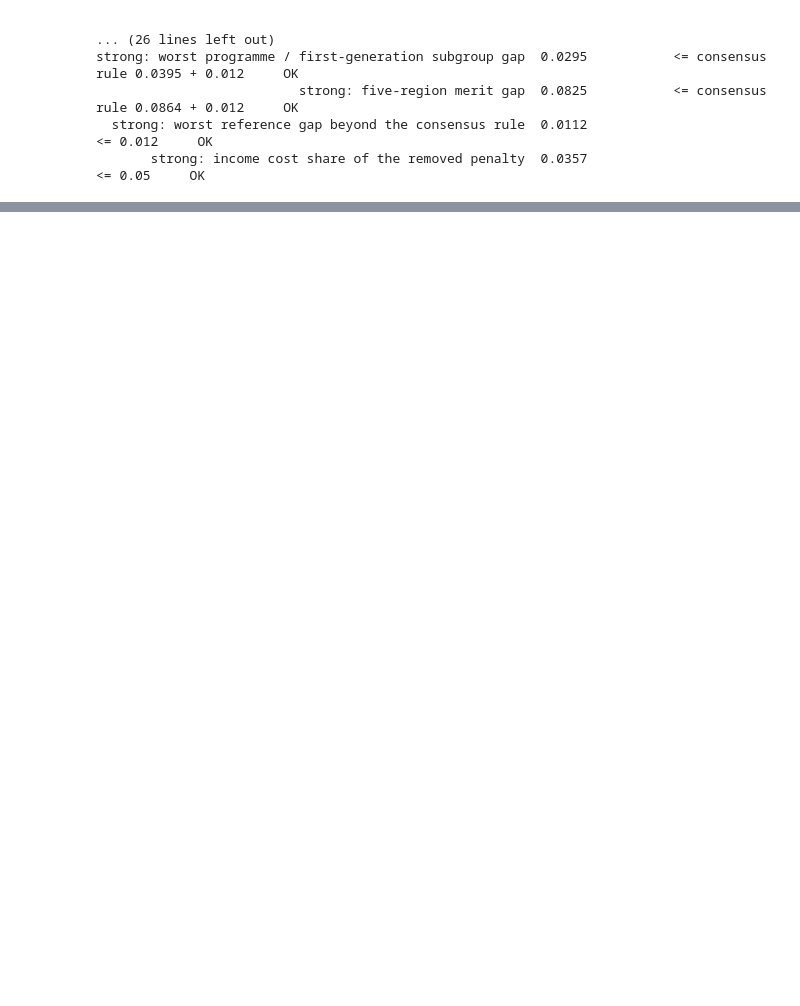
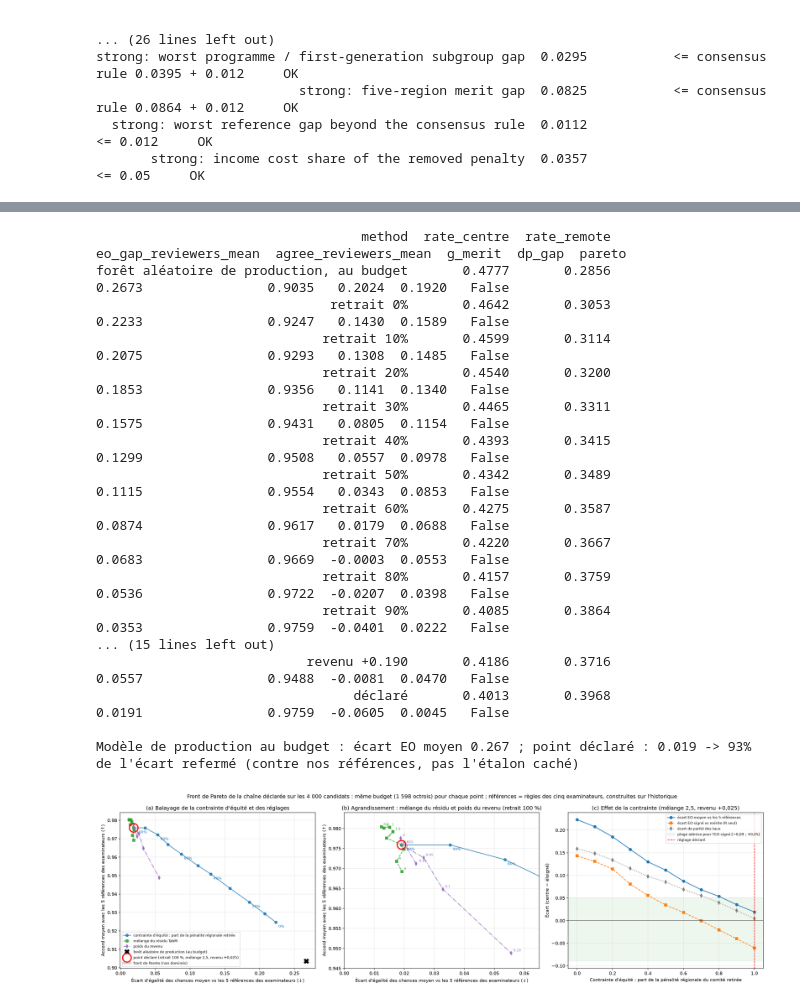
Before and after one commit to AdamOusmer/CodeML-2026-Ivado, a Jupyter notebook: audit_rapport.ipynb, the cells around one changed output, grey strips where cells are left out. Drawn from its saved outputs; the diff is of its cells as text; code cells hidden in the pictures; blank space fills up the shorter version.

```diff
--- a/audit_rapport.ipynb
+++ b/audit_rapport.ipynb
@@ -203,0 +274,29 @@ Axes principaux : **écart d'égalité des chances moyen** contre les cinq réf
+# %%
+sweep = pd.read_csv('resultats_pareto_declare.csv')
+cols = ['method', 'rate_centre', 'rate_remote', 'eo_gap_reviewers_mean', 'agree_reviewers_mean', 'g_merit', 'dp_gap', 'pareto']
+print(sweep[cols].round(4).to_string(index=False))
+anchor = sweep[sweep.method.str.startswith('forêt')].iloc[0]
+declared = sweep[sweep.method == 'déclaré'].iloc[0]
+closed = 1 - declared.eo_gap_reviewers_mean / anchor.eo_gap_reviewers_mean
+print(f"\nModèle de production au budget : écart EO moyen {anchor.eo_gap_reviewers_mean:.3f} ; point déclaré : {declared.eo_gap_reviewers_mean:.3f} "
+      f"-> {closed:.0%} de l'écart refermé (contre nos références, pas l'étalon caché)")
+display(Image('pareto_front.png'))
+# %% [output]
+                                  method  rate_centre  rate_remote  eo_gap_reviewers_mean  agree_reviewers_mean  g_merit  dp_gap  pareto
+forêt aléatoire de production, au budget       0.4777       0.2856                 0.2673                0.9035   0.2024  0.1920   False
+                              retrait 0%       0.4642       0.3053                 0.2233                0.9247   0.1430  0.1589   False
+                             retrait 10%       0.4599       0.3114                 0.2075                0.9293   0.1308  0.1485   False
+                             retrait 20%       0.4540       0.3200                 0.1853                0.9356   0.1141  0.1340   False
+                             retrait 30%       0.4465       0.3311                 0.1575                0.9431   0.0805  0.1154   False
+                             retrait 40%       0.4393       0.3415                 0.1299                0.9508   0.0557  0.0978   False
+                             retrait 50%       0.4342       0.3489                 0.1115                0.9554   0.0343  0.0853   False
+                             retrait 60%       0.4275       0.3587                 0.0874                0.9617   0.0179  0.0688   False
+                             retrait 70%       0.4220       0.3667                 0.0683                0.9669  -0.0003  0.0553   False
+                             retrait 80%       0.4157       0.3759                 0.0536                0.9722  -0.0207  0.0398   False
+                             retrait 90%       0.4085       0.3864                 0.0353                0.9759  -0.0401  0.0222   False
+... (15 lines left out)
+                           revenu +0.190       0.4186       0.3716                 0.0557                0.9488  -0.0081  0.0470   False
+                                 déclaré       0.4013       0.3968                 0.0191                0.9759  -0.0605  0.0045   False
+
+Modèle de production au budget : écart EO moyen 0.267 ; point déclaré : 0.019 -> 93% de l'écart refermé (contre nos références, pas l'étalon caché)
+[figure, added]
```
Also changed, not shown: parts of 31 cells of this notebook, 26 other files.
